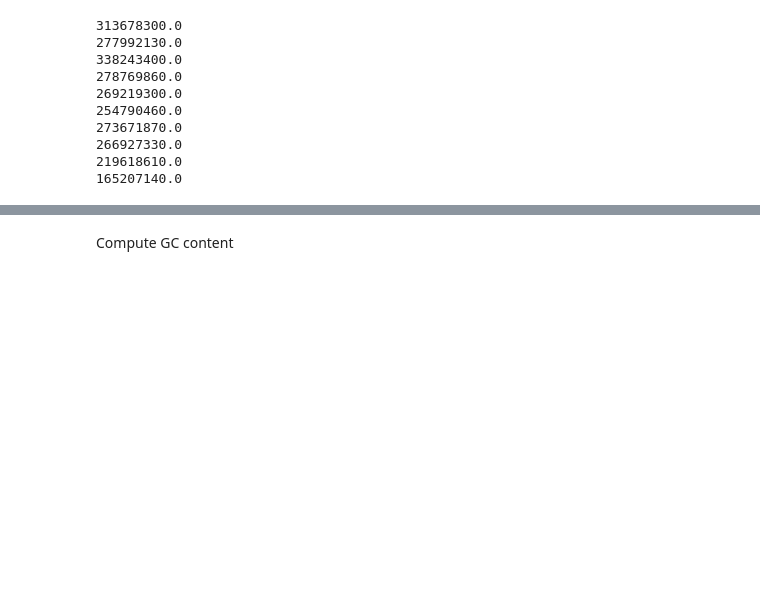
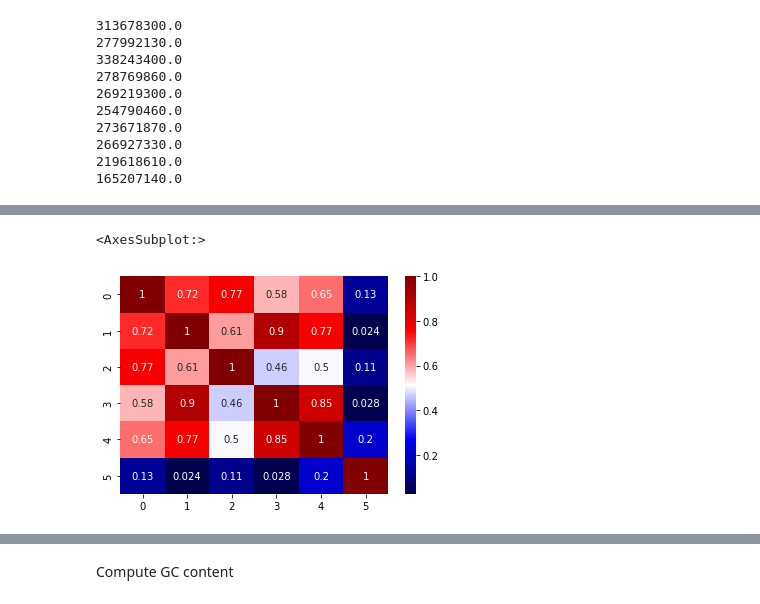
Before and after one commit to Alexwestbrook/mnhn-internship_DeepCNN_ChIP-seq, a Jupyter notebook: Exogenous_yeast.ipynb, the cells around one changed output, grey strips where cells are left out. Saved outputs shown, nothing was run; the diff lists cells and outputs as text; code cells hidden in the pictures; blank space fills up the shorter version.

```diff
--- a/Exogenous_yeast.ipynb
+++ b/Exogenous_yeast.ipynb
@@ -109,3 +128,9 @@ np.savez_compressed(Path(data_dir, species, 'data', 'labels_pneu_nuc.npz'), **pn
+# %%
+# Outdated MNase
+myco_nuc1 = utils.load_bw('/home/alex/shared_folder/SCerevisiae/data/GSE217022/GSM6703666_MNase_Mmyco_rep1.130-200.CPM.bw', 'W303')
+pneu_nuc1 = utils.load_bw('/home/alex/shared_folder/SCerevisiae/data/GSE217022/GSM6703668_MNase_Mpneumo_rep1.130-200.CPM.bw', 'S288c')
+myco_nuc2 = utils.load_bw('/home/alex/shared_folder/SCerevisiae/data/GSE217022/GSM6703667_MNase_Mmyco_rep2.130-200.CPM.bw', 'W303')
+pneu_nuc2 = utils.load_bw('/home/alex/shared_folder/SCerevisiae/data/GSE217022/GSM6703669_MNase_Mpneumo_rep2.130-200.CPM.bw', 'S288c')
 # %%
 myco_coh_ip = utils.load_bw(Path(data_dir, species, 'data', 'GSE217022', 'GSM6703630_Scc1_Mmyco_rep1.CPM.bw'), 'W303')
 myco_coh_ctrl = utils.load_bw(Path(data_dir, species, 'data', 'GSE217022', 'GSM6703631_Scc1-inp_Mmyco_rep1.CPM.bw'), 'W303')
@@ -133,8 +158,3 @@ for signals in [myco_coh_ip, myco_coh_ctrl, pneu_coh_ip, pneu_coh_ctrl,
 266927330.0
 219618610.0
 165207140.0
-# %%
-myco_nuc = utils.load_bw('/home/alex/shared_folder/SCerevisiae/data/GSE217022/GSM6703666_MNase_Mmyco_rep1.130-200.CPM.bw', 'W303')
-pneu_nuc = utils.load_bw('/home/alex/shared_folder/SCerevisiae/data/GSE217022/GSM6703668_MNase_Mpneumo_rep1.130-200.CPM.bw', 'S288c')
-myco_nuc2 = utils.load_bw('/home/alex/shared_folder/SCerevisiae/data/GSE217022/GSM6703667_MNase_Mmyco_rep2.130-200.CPM.bw', 'W303')
-pneu_nuc2 = utils.load_bw('/home/alex/shared_folder/SCerevisiae/data/GSE217022/GSM6703669_MNase_Mpneumo_rep2.130-200.CPM.bw', 'S288c')
@@ -140,0 +170,31 @@ pneu_nuc2 = utils.load_bw('/home/alex/shared_folder/SCerevisiae/data/GSE217022/G
+# %%
+def remove_artifacts(signals, strand):
+    """Exclude regions with abnormally high control signal.
+
+    Regions are excluded by being set to 0.
+    There is a slight variation between strands.
+    """
+    if strand == 'W303':
+        signals['chrXII'][482_664:499_263] = 0
+    elif strand == 'S288c':
+        signals['VIII'][213_000:215_500] = 0
+        signals['XII'][458_944:461_406] = 0
+    else:
+        raise ValueError("strand must be either W303 or S288c")
+    return signals
+
+def clipnorm(signals, q=0.99):
+    """Clip max signal to a given quantile and normalize between 0 and 1."""
+    full = np.concatenate(list(signals.values()))
+    quant = np.quantile(full, q)
+    return {k: np.clip(v, 0, quant) / quant for k, v in signals.items()}
+
+scc1_myco_finite = {k: np.where(np.abs(v) > 1e38, 0, v) for k, v in scc1_myco.items()}
+scc1_pneumo_finite = {k: np.where(np.abs(v) > 1e38, 0, v) for k, v in scc1_pneumo.items() if k!='Mito'}
+pol2_myco_finite = {k: np.where(np.abs(v) > 1e38, 0, v) for k, v in pol2_myco.items()}
+pol2_pneumo_finite = {k: np.where(np.abs(v) > 1e38, 0, v) for k, v in pol2_pneumo.items() if k!='Mito'}
+
+scc1_myco_clip = clipnorm(remove_artifacts(scc1_myco_finite, 'W303'))
+scc1_pneumo_clip = clipnorm(remove_artifacts(scc1_pneumo_finite, 'S288c'))
+pol2_myco_clip = clipnorm(remove_artifacts(pol2_myco_finite, 'W303'))
+pol2_pneumo_clip = clipnorm(remove_artifacts(pol2_pneumo_finite, 'S288c'))
@@ -161,0 +300,6 @@ Mmmyco 0.3796140597429791 0.4005232774499113
+# %%
+corrs = np.corrcoef([signals['Mmmyco'] for signals in [myco_pol_log, myco_pol_KL, pol2_myco_clip, myco_pol_ip, myco_pol_ip2, preds_m]])
+sns.heatmap(corrs, cmap='seismic', annot=True)
+# %% [output]
+<AxesSubplot:>
+[figure, added]
```
Also changed, not shown: parts of 45 cells of this notebook, 2 other files.
